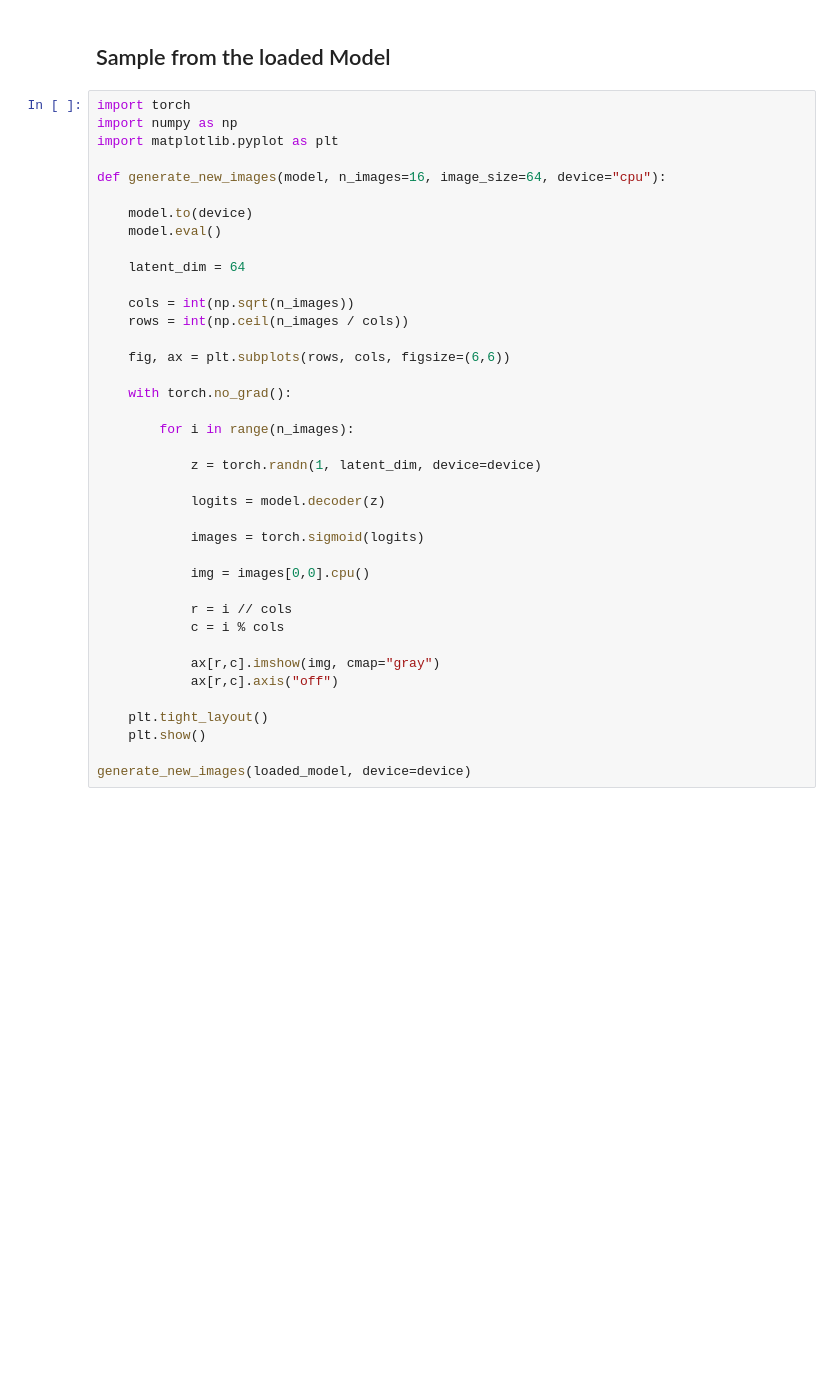
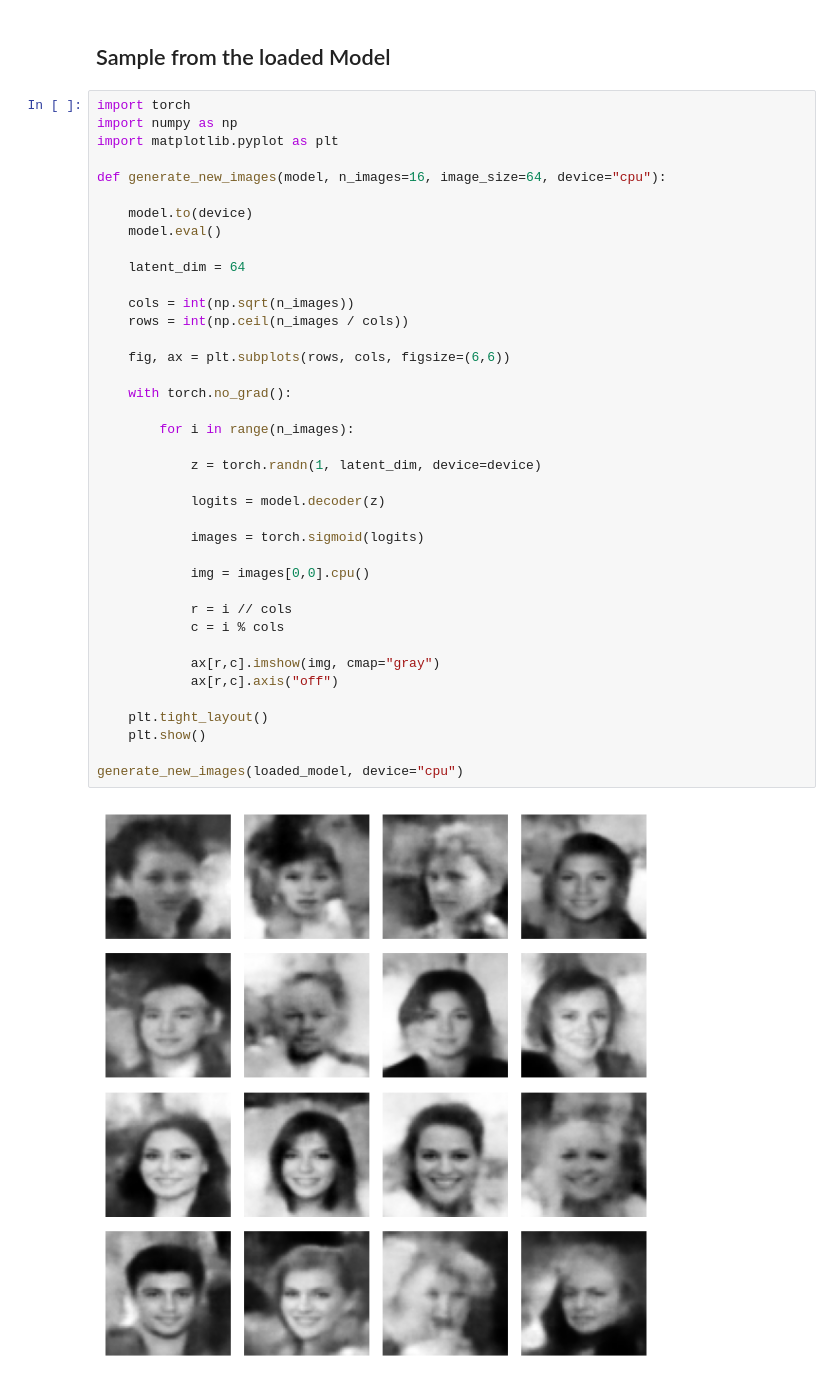
Before and after one commit to Himanshu7921/generative-architectures-lab, a Jupyter notebook: 03_CNN_VAE/cnn_vae_trained_on_CelebA.ipynb, the cells around one changed output. Drawn from its saved outputs; the diff is of its cells as text; blank space fills up the shorter version.

```diff
--- a/03_CNN_VAE/cnn_vae_trained_on_CelebA.ipynb
+++ b/03_CNN_VAE/cnn_vae_trained_on_CelebA.ipynb
@@ -330,31 +333,33 @@ def generate_new_images(model, n_images=16, image_size=64, device="cpu"):
     model.eval()
 
     latent_dim = 64
 
     cols = int(np.sqrt(n_images))
     rows = int(np.ceil(n_images / cols))
 
     fig, ax = plt.subplots(rows, cols, figsize=(6,6))
 
     with torch.no_grad():
 
         for i in range(n_images):
 
             z = torch.randn(1, latent_dim, device=device)
 
             logits = model.decoder(z)
 
             images = torch.sigmoid(logits)
 
             img = images[0,0].cpu()
 
             r = i // cols
             c = i % cols
 
             ax[r,c].imshow(img, cmap="gray")
             ax[r,c].axis("off")
 
     plt.tight_layout()
     plt.show()
 
-generate_new_images(loaded_model, device=device)
+generate_new_images(loaded_model, device="cpu")
+# %% [output]
+[figure, added]
```
Also changed, not shown: parts of 6 cells of this notebook.
